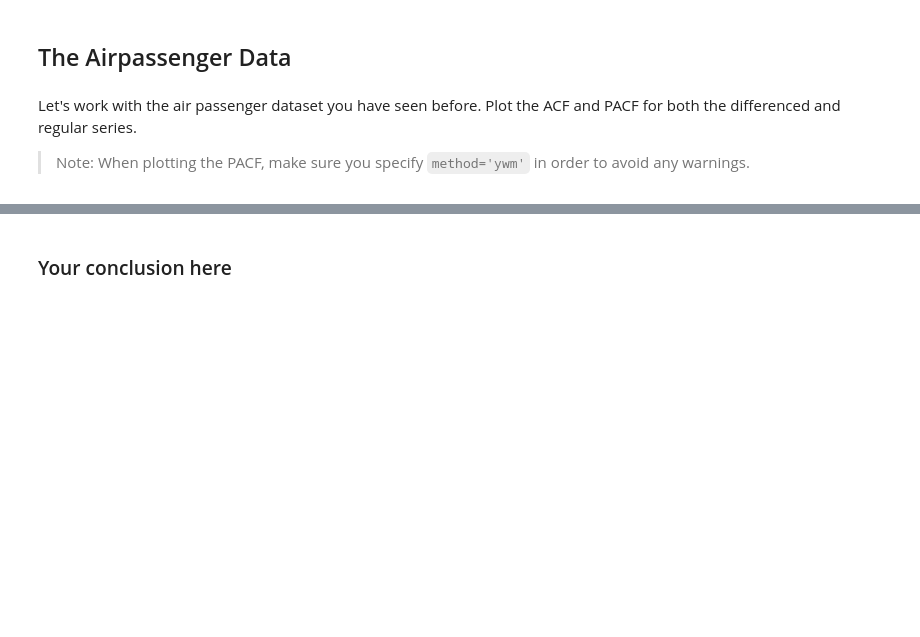
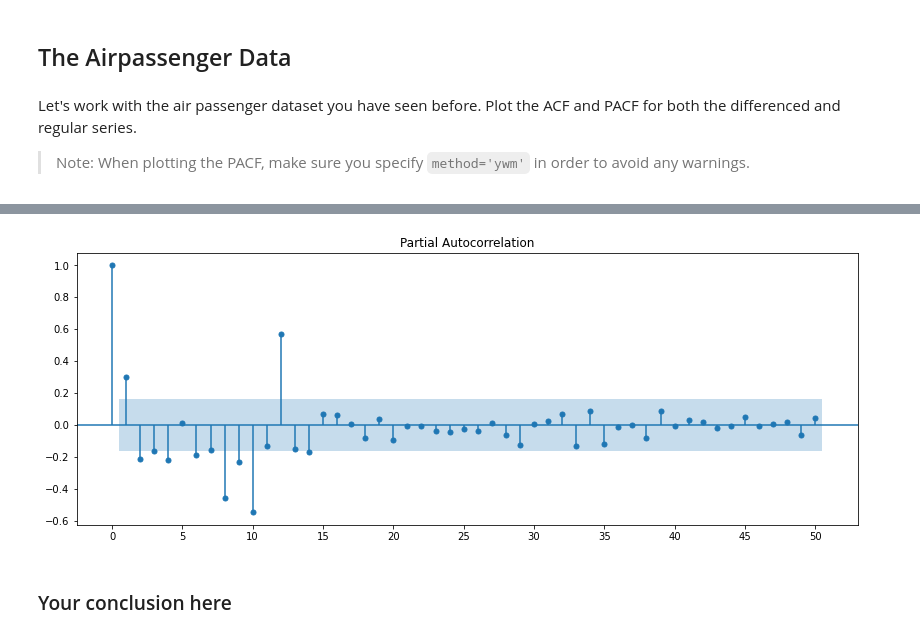
Before and after one commit to cristopher-d-delgado/dsc-corr-autocorr-in-time-series-lab, a Jupyter notebook: index.ipynb, the cells around one changed output, grey strips where cells are left out. Cells and saved outputs as stored; diff of their text form; code cells hidden in the pictures; blank space fills up the shorter version.

```diff
--- a/index.ipynb
+++ b/index.ipynb
@@ -223,2 +242,9 @@ air_diff = None
+# %%
+# Plot PACF (differenced)
+rcParams['figure.figsize'] = 14, 5
+plot_pacf(air_diff.dropna(), lags=50, method='ywm');
+plt.xticks(np.arange(0,51, 5));
+# %% [output]
+[figure, added]
 # %% [markdown]
 ### Your conclusion here
```
Also changed, not shown: parts of 15 cells of this notebook.
